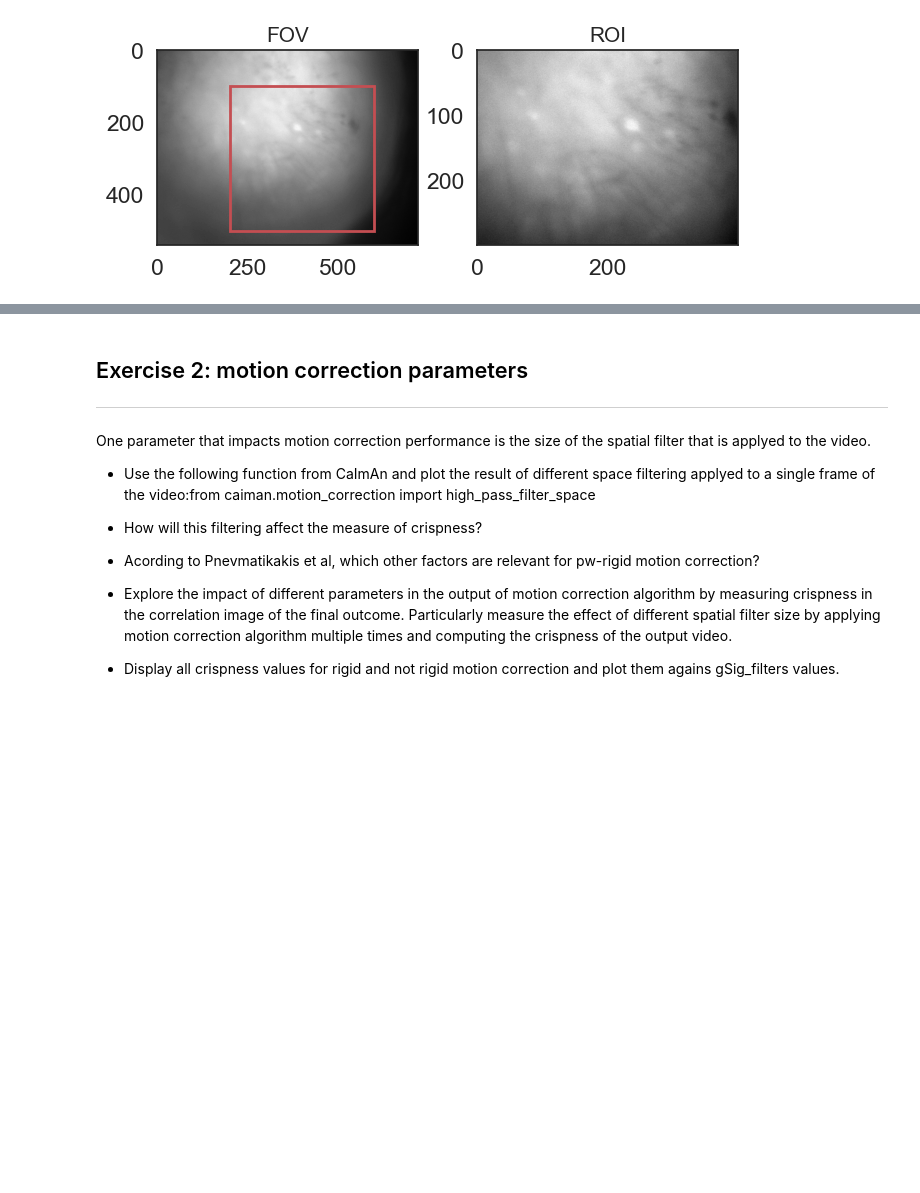
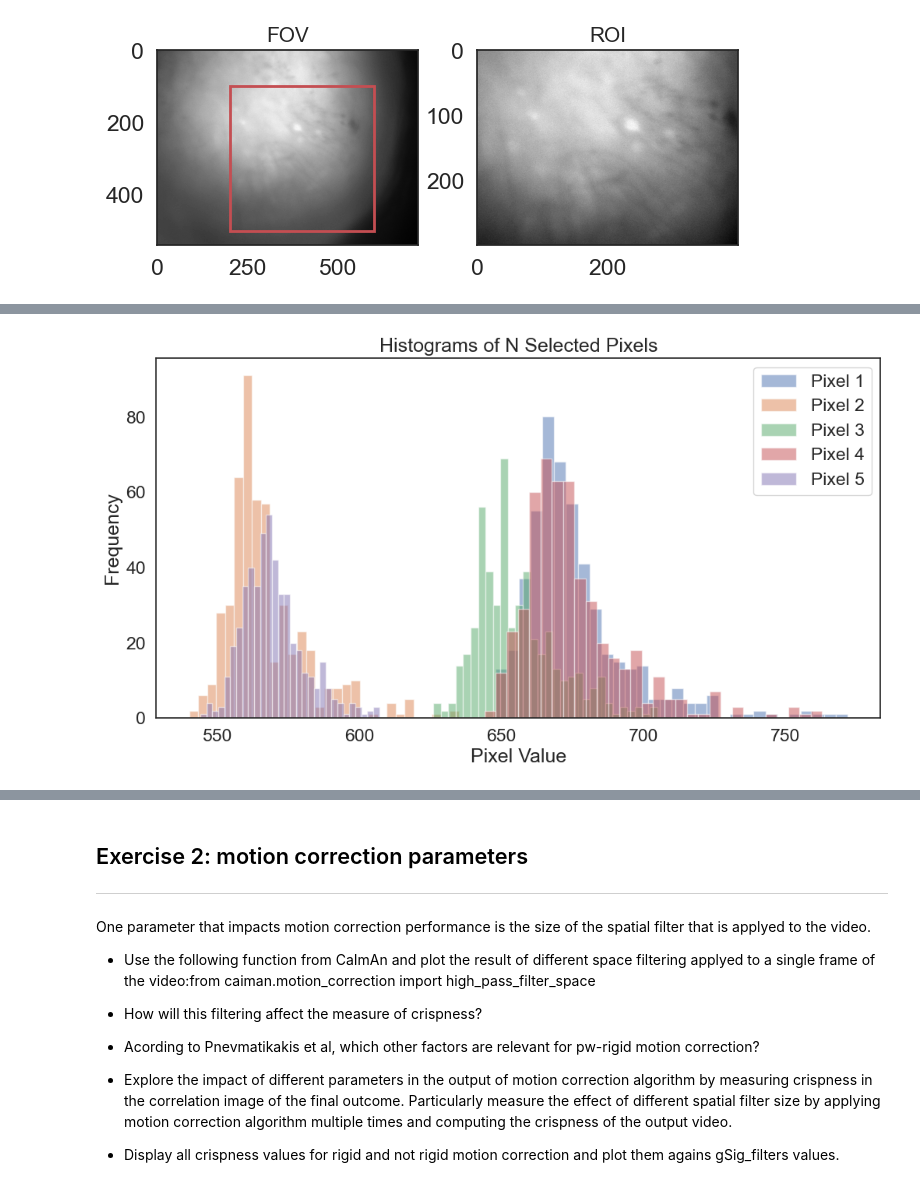
Before and after one commit to YorisM/Neural-Analysis, a Jupyter notebook: neural-data-master/03-calcium_imaging/exercises.ipynb, the cells around one changed output, grey strips where cells are left out. Drawn from its saved outputs; the diff is of its cells as text; code cells hidden in the pictures; blank space fills up the shorter version.

```diff
--- a/neural-data-master/03-calcium_imaging/exercises.ipynb
+++ b/neural-data-master/03-calcium_imaging/exercises.ipynb
@@ -96,0 +90,16 @@ print(pixels)
+# %%
+# B. Temporal Statistics
+
+# Plot histograms
+num_bins = 30
+plt.figure(figsize=(12, 6))
+for i in range(N):
+    plt.hist(pixel_values[i], bins=num_bins, alpha=0.5, label=f"Pixel {i + 1}")
+
+plt.xlabel("Pixel Value")
+plt.ylabel("Frequency")
+plt.title("Histograms of N Selected Pixels")
+plt.legend()
+plt.show()
+# %% [output]
+[figure, added]
```
Also changed, not shown: parts of 5 cells of this notebook.
